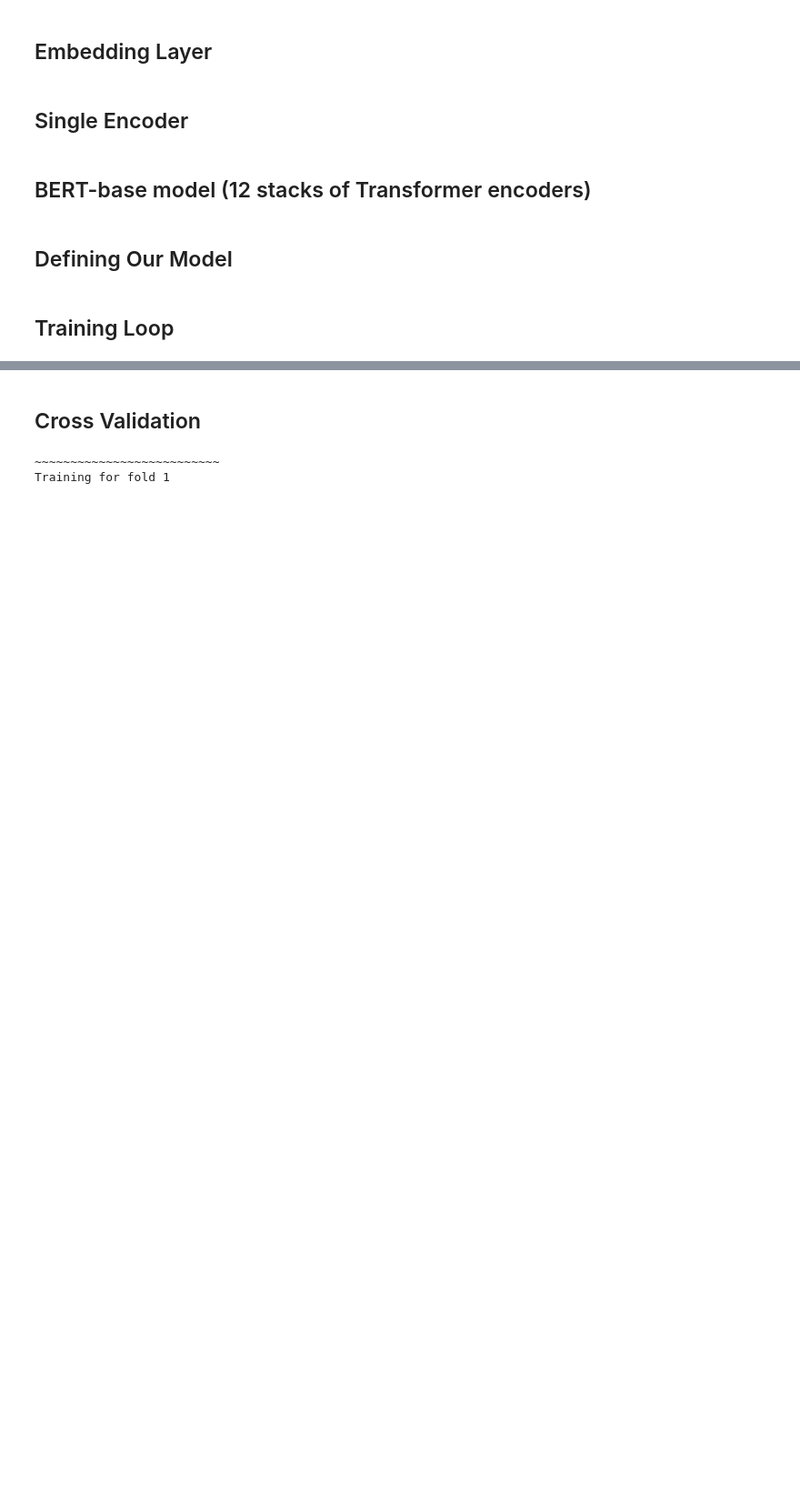
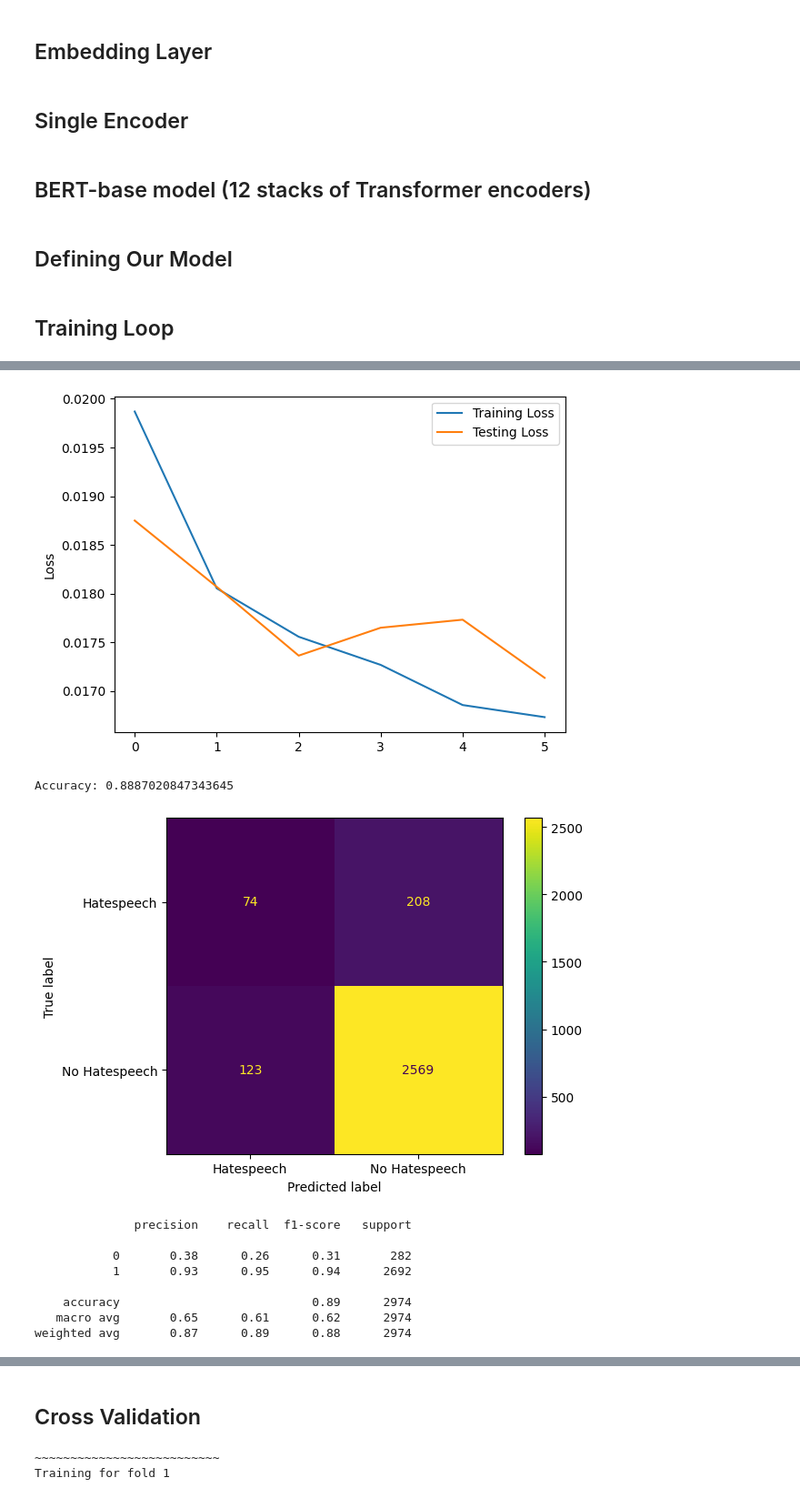
Before and after one commit to hwalters361/CS158_Project, a Jupyter notebook: transformer.ipynb, the cells around one changed output, grey strips where cells are left out. Shown at 91% size. Saved outputs shown, nothing was run; the diff lists cells and outputs as text; code cells hidden in the pictures; blank space fills up the shorter version.

```diff
--- a/transformer.ipynb
+++ b/transformer.ipynb
@@ -653,0 +803,42 @@ def evaluate(test_data, your_model):
+# %%
+model2 = TransformerEncoderModel(len(vocab), d_model=300, nhead=4, d_ff=50,
+                                    N=6, dropout=0.1).to(device)
+
+epochs = 6
+lr = 2e-5
+batch_size = 16
+
+fold_train_losses, fold_train_accs, fold_test_losses, fold_test_accs  = train(model2, df_train, df_test, epochs, lr, batch_size)
+
+print(fold_train_losses, fold_test_losses)
+plt.plot(fold_train_losses)
+plt.plot(fold_test_losses)
+plt.legend(['Training Loss', 'Testing Loss'])
+plt.ylabel('Loss')
+plt.show()
+
+from sklearn.metrics import confusion_matrix, ConfusionMatrixDisplay
+correct = 0
+incorrect = 0
+predictions = []
+for i in range(len(df_test)):
+
+    text =  df_test['tweet'].iloc[i] #balanced_df['tweet'].values.tolist()[idx]
+    gt = df_test['class'].iloc[i] #balanced_df['class'].values.tolist()[idx]
+    prediction = predict(model2, df_test['tweet'].iloc[i])
+    predictions.append(prediction)
+
+    if prediction == gt:
+        correct += 1
+    else:
+        incorrect += 1
+
+print("Accuracy:",correct/ (incorrect + correct))
+cm = confusion_matrix(df_test['class'], predictions)
+disp = ConfusionMatrixDisplay(confusion_matrix=cm,
+                               display_labels=["Hatespeech","No Hatespeech"])
+disp.plot()
+plt.show()
+from sklearn.metrics import classification_report
+print(classification_report(df_test['class'], predictions))
+# %% [output]
@@ -653,0 +852,11 @@ def evaluate(test_data, your_model):
+[figure, added]
+Accuracy: 0.8887020847343645
+[figure, added]
+              precision    recall  f1-score   support
+
+           0       0.38      0.26      0.31       282
+           1       0.93      0.95      0.94      2692
+
+    accuracy                           0.89      2974
+   macro avg       0.65      0.61      0.62      2974
+weighted avg       0.87      0.89      0.88      2974
```
Also changed, not shown: parts of 22 cells of this notebook, 1 other file.
